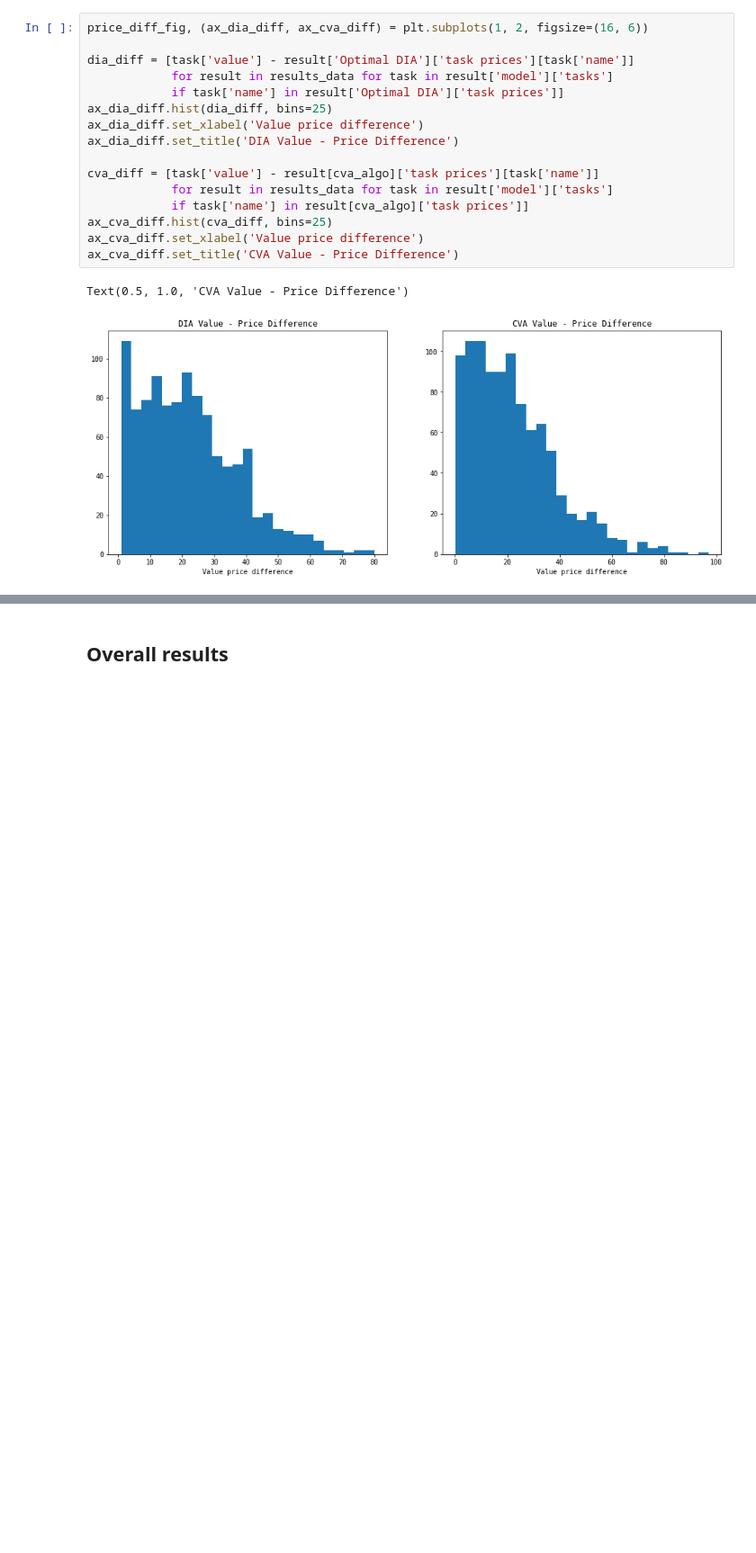
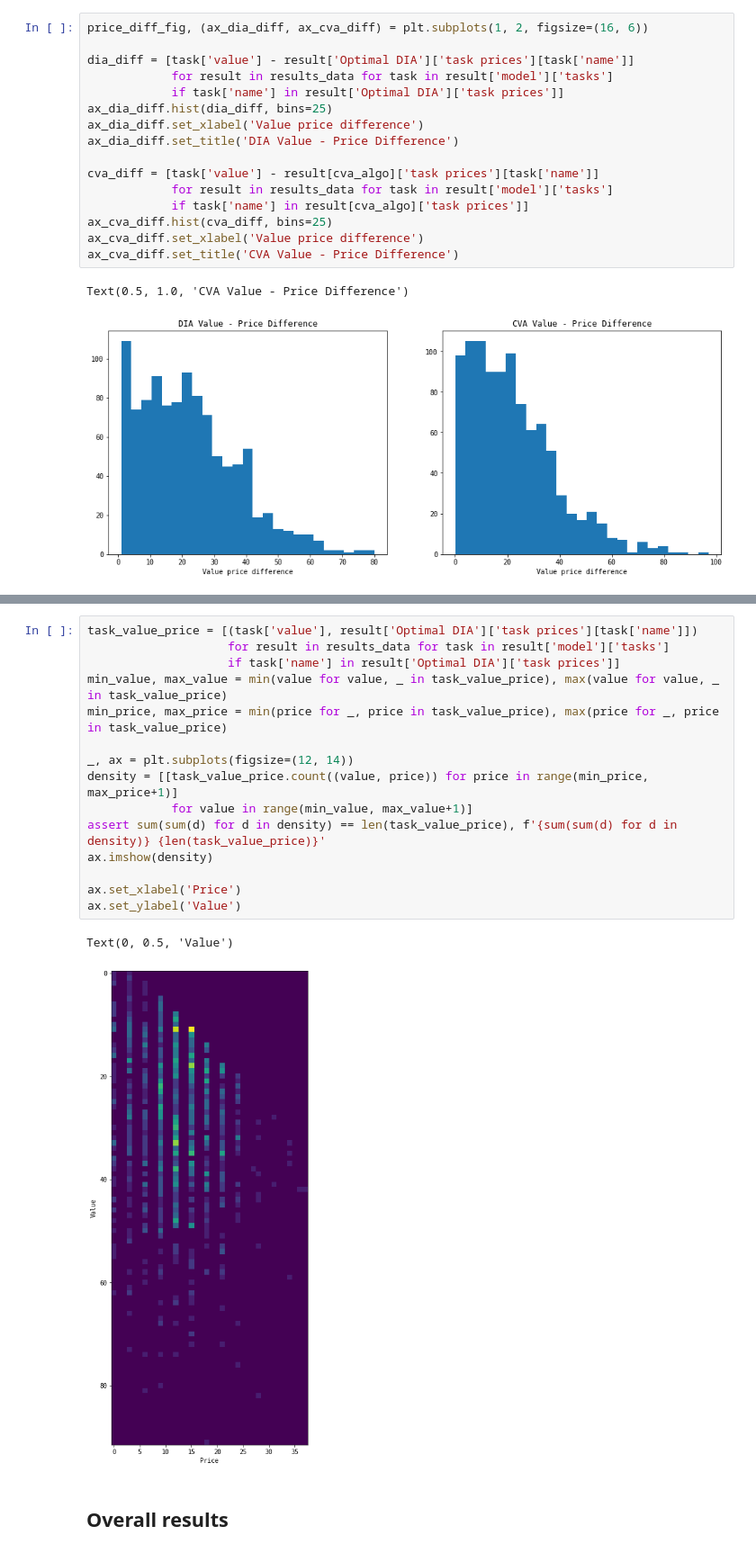
Before and after one commit to pseudo-rnd-thoughts/Elastic-Resource-Allocation, a Jupyter notebook: analysis/auctions.ipynb, the cells around one changed output, grey strips where cells are left out. Shown at 90% size. Saved outputs shown, nothing was run; the diff lists cells and outputs as text; blank space fills up the shorter version.

```diff
--- a/analysis/auctions.ipynb
+++ b/analysis/auctions.ipynb
@@ -135,3 +151,21 @@ Text(0.5, 1.0, 'CVA Value - Price Difference')
+# %%
+task_value_price = [(task['value'], result['Optimal DIA']['task prices'][task['name']])
+                    for result in results_data for task in result['model']['tasks']
+                    if task['name'] in result['Optimal DIA']['task prices']]
+min_value, max_value = min(value for value, _ in task_value_price), max(value for value, _ in task_value_price)
+min_price, max_price = min(price for _, price in task_value_price), max(price for _, price in task_value_price)
+
+_, ax = plt.subplots(figsize=(12, 14))
+density = [[task_value_price.count((value, price)) for price in range(min_price, max_price+1)]
+            for value in range(min_value, max_value+1)]
+assert sum(sum(d) for d in density) == len(task_value_price), f'{sum(sum(d) for d in density)} {len(task_value_price)}'
+ax.imshow(density)
+
+ax.set_xlabel('Price')
+ax.set_ylabel('Value')
+# %% [output]
+Text(0, 0.5, 'Value')
+[figure, added]
 # %% [markdown]
 ## Overall results
 # %%
```
Also changed, not shown: parts of 4 cells of this notebook, 3 other files.
